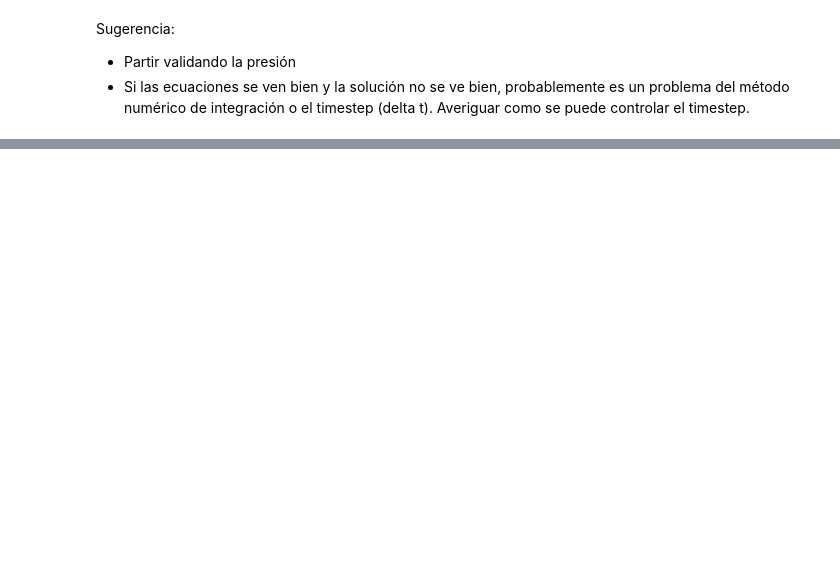
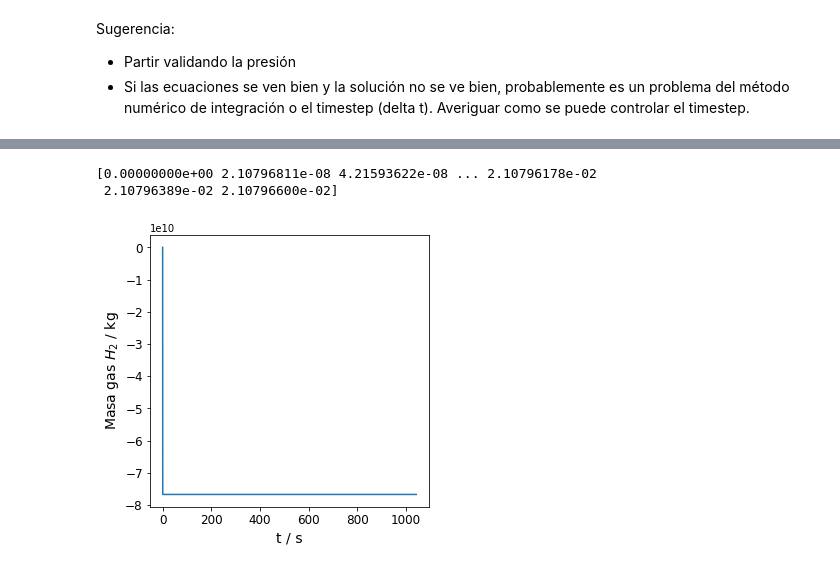
Before and after one commit to Kieraan/Lumped-parameter-model-for-adsorbative-hydrogen, a Jupyter notebook: lumped_parameter_model.ipynb, the cells around one changed output, grey strips where cells are left out. Cells and saved outputs as stored; diff of their text form; code cells hidden in the pictures; blank space fills up the shorter version.

```diff
--- a/lumped_parameter_model.ipynb
+++ b/lumped_parameter_model.ipynb
@@ -261,2 +287,21 @@ plt.show()
 # %%
 # b * np.exp(-(zeta*xi)/(theta))**b * n_0*zeta*((zeta*xi)/theta)**(-1+b) * dp_dt - b * np.exp(-(zeta*xi)/(theta))**b * n_0*zeta*((zeta*xi)/theta)**(-1+b) * ((zeta*beta*xi)/(theta**2) + (R*xi)/(theta)) * dT_dt
+# %%
+# Moles totales
+new_m_t = m_dot * t_range
+print(new_m_t)
+
+m_g_f = new_m_t - m_H2
+
+plt.figure(figsize=[5,5])
+
+plt.plot(sol.t,m_g_f)
+plt.xlabel('t / s', size = 14)
+plt.ylabel('Masa gas $H_2$ / kg', size = 14)
+# plt.xlim([0,20])
+plt.tick_params(labelsize=12)
+plt.show()
+# %% [output]
+[0.00000000e+00 2.10796811e-08 4.21593622e-08 ... 2.10796178e-02
+ 2.10796389e-02 2.10796600e-02]
+[figure, added]
```
Also changed, not shown: parts of 9 cells of this notebook.
